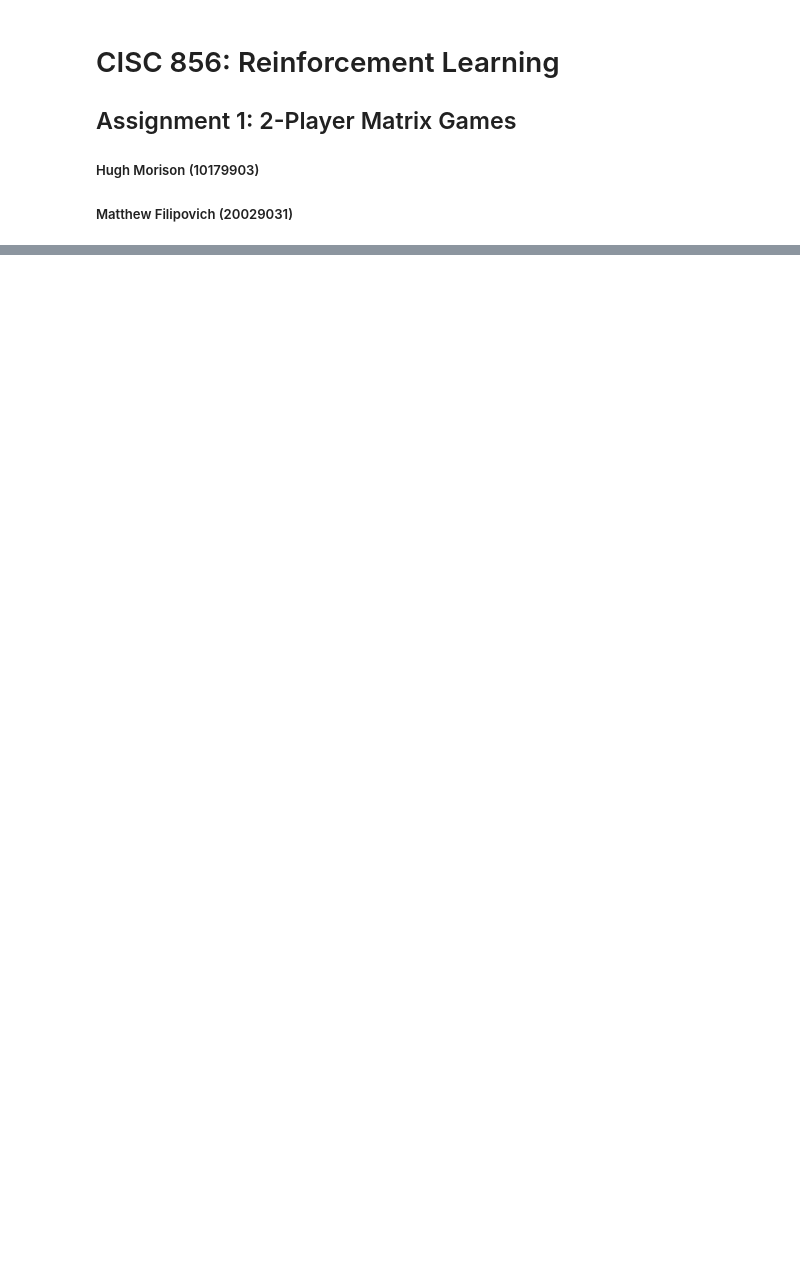
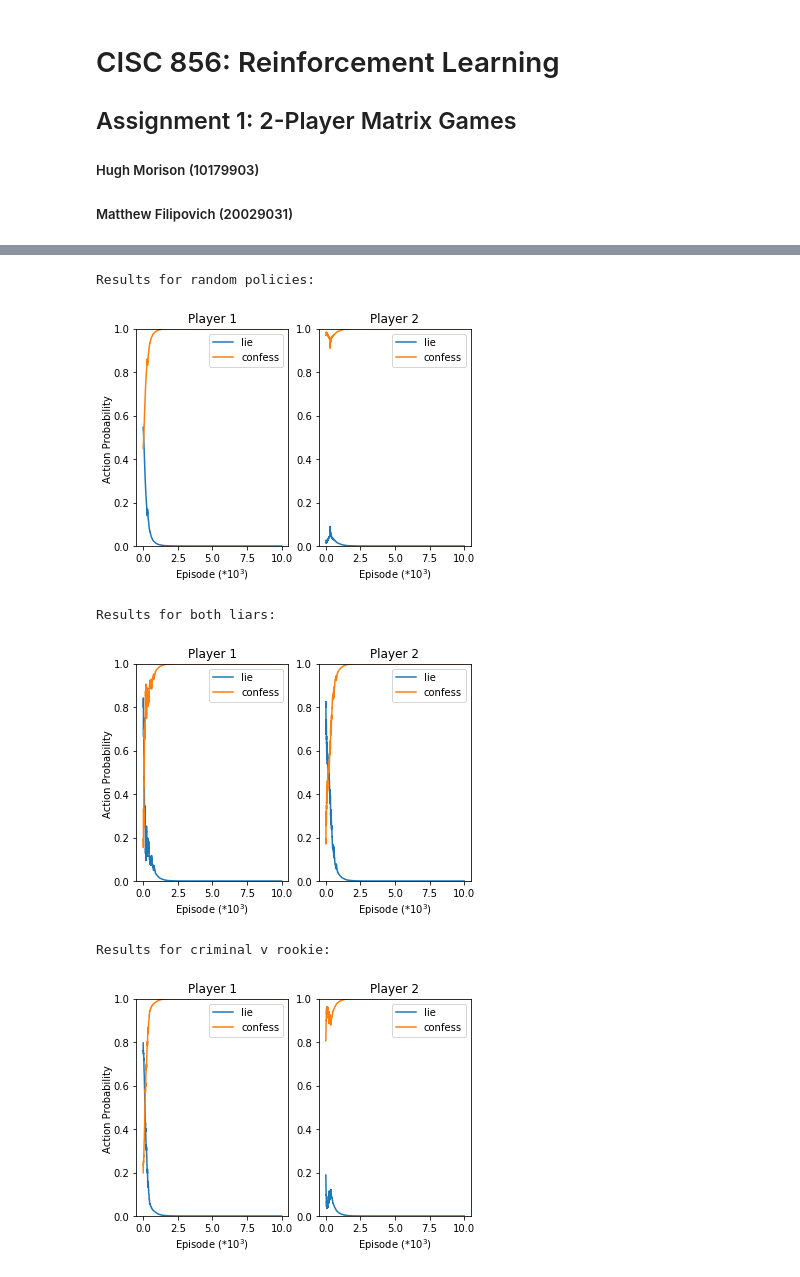
Before and after one commit to hughmor/rl-matrix-games, a Jupyter notebook: report.ipynb, the cells around one changed output, grey strips where cells are left out. Cells and saved outputs as stored; diff of their text form; code cells hidden in the pictures; blank space fills up the shorter version.

```diff
--- a/report.ipynb
+++ b/report.ipynb
@@ -276,0 +69,34 @@ for game in range(3):
+# %%
+N=10000
+ALPHA=0.005
+rewards_1 = p1_rewards[0]
+rewards_2 = p2_rewards[0]
+labels = action_labels[0]
+
+# random policies
+policy_1 = normalize(np.random.random(2))
+policy_2 = normalize(np.random.random(2))
+p1_history, p2_history, Q1, Q2 = iterate(policy_1, rewards_1, policy_2, rewards_2, alpha=ALPHA, max_iterations=N, update_alg='modified')
+print('Results for random policies:')
+make_plots(p1_history, p2_history, labels)
+
+# both tend to lie
+policy_1 = np.array([0.8, 0.2])
+policy_2 = np.array([0.8, 0.2])
+p1_history, p2_history, Q1, Q2 = iterate(policy_1, rewards_1, policy_2, rewards_2, alpha=ALPHA, max_iterations=N, update_alg='modified')
+print('Results for both liars:')
+make_plots(p1_history, p2_history, labels)
+
+# hardened criminal vs rookie
+policy_1 = np.array([0.8, 0.2])
+policy_2 = np.array([0.2, 0.8])
+p1_history, p2_history, Q1, Q2 = iterate(policy_1, rewards_1, policy_2, rewards_2, alpha=ALPHA, max_iterations=N, update_alg='modified')
+print('Results for criminal v rookie:')
+make_plots(p1_history, p2_history, labels)
+# %% [output]
+Results for random policies:
+[figure, added]
+Results for both liars:
+[figure, added]
+Results for criminal v rookie:
+[figure, added]
```
Also changed, not shown: parts of 73 cells of this notebook, 1 other file.
